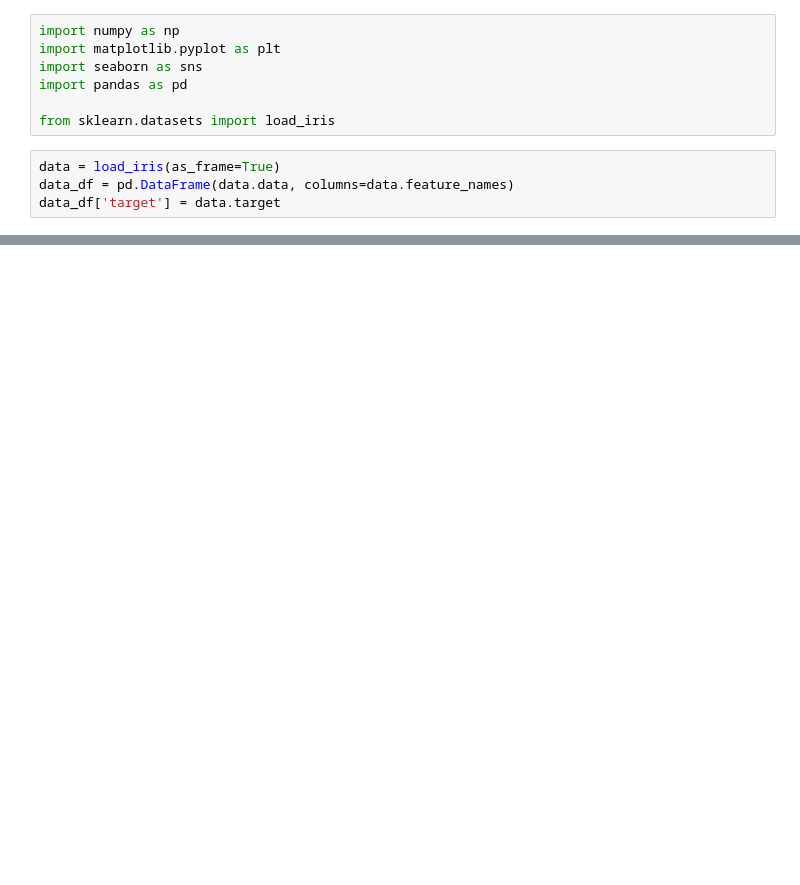
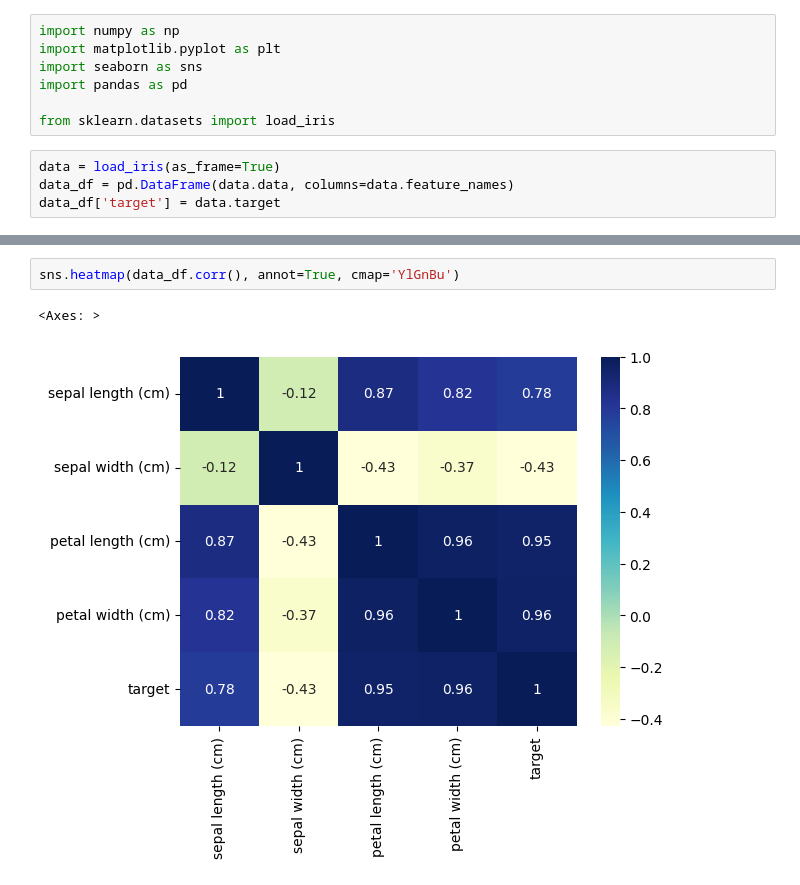
Before and after one commit to 72Clooud/Iris, a Jupyter notebook: Iris_data_visualization.ipynb, the cells around one changed output, grey strips where cells are left out. Cells and saved outputs as stored; diff of their text form; blank space fills up the shorter version.

```diff
--- a/Iris_data_visualization.ipynb
+++ b/Iris_data_visualization.ipynb
@@ -24,0 +25,5 @@ plt.show()
+# %%
+sns.heatmap(data_df.corr(), annot=True, cmap='YlGnBu')
+# %% [output]
+<Axes: >
+[figure, added]
```
Also changed, not shown: parts of 2 cells of this notebook, 1 other file.
